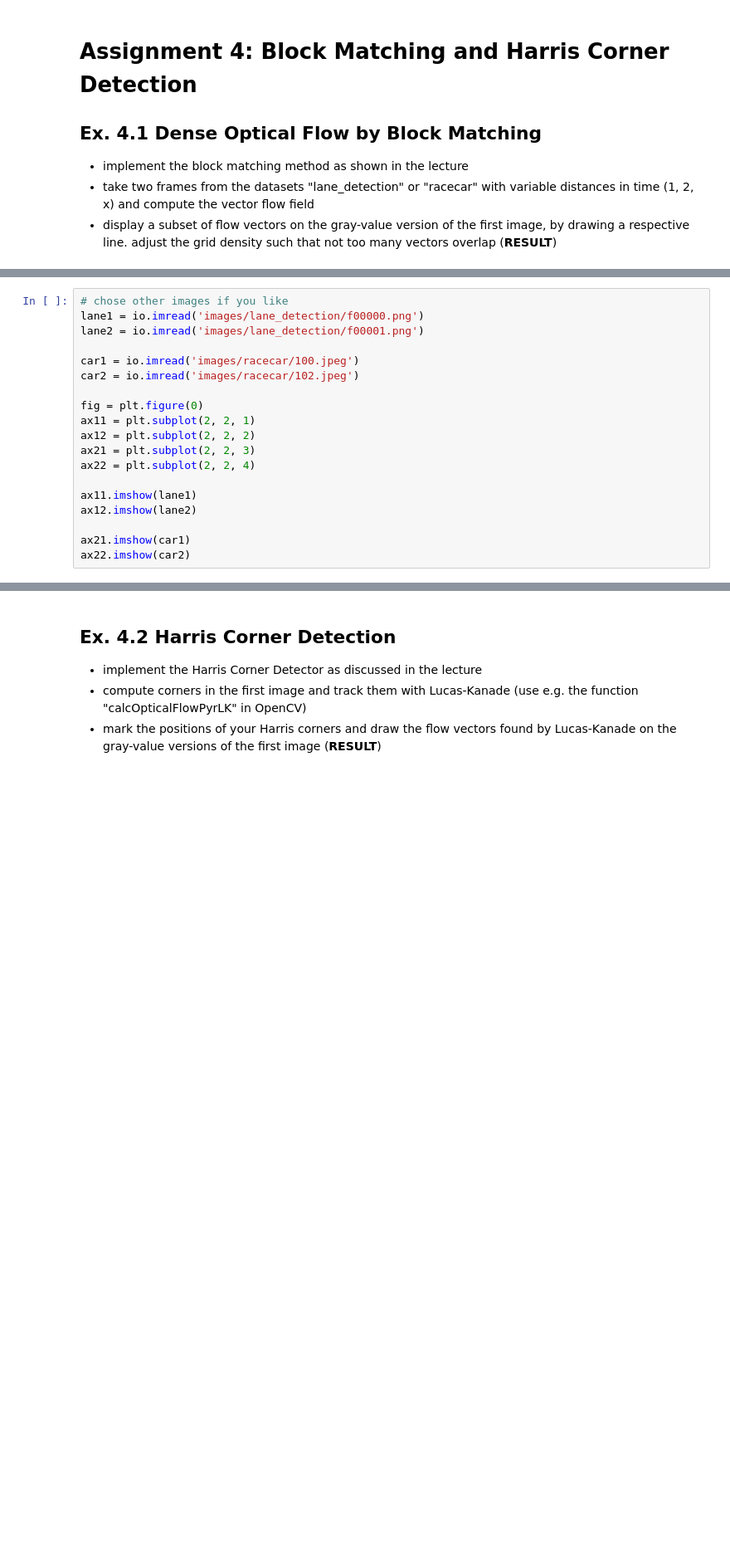
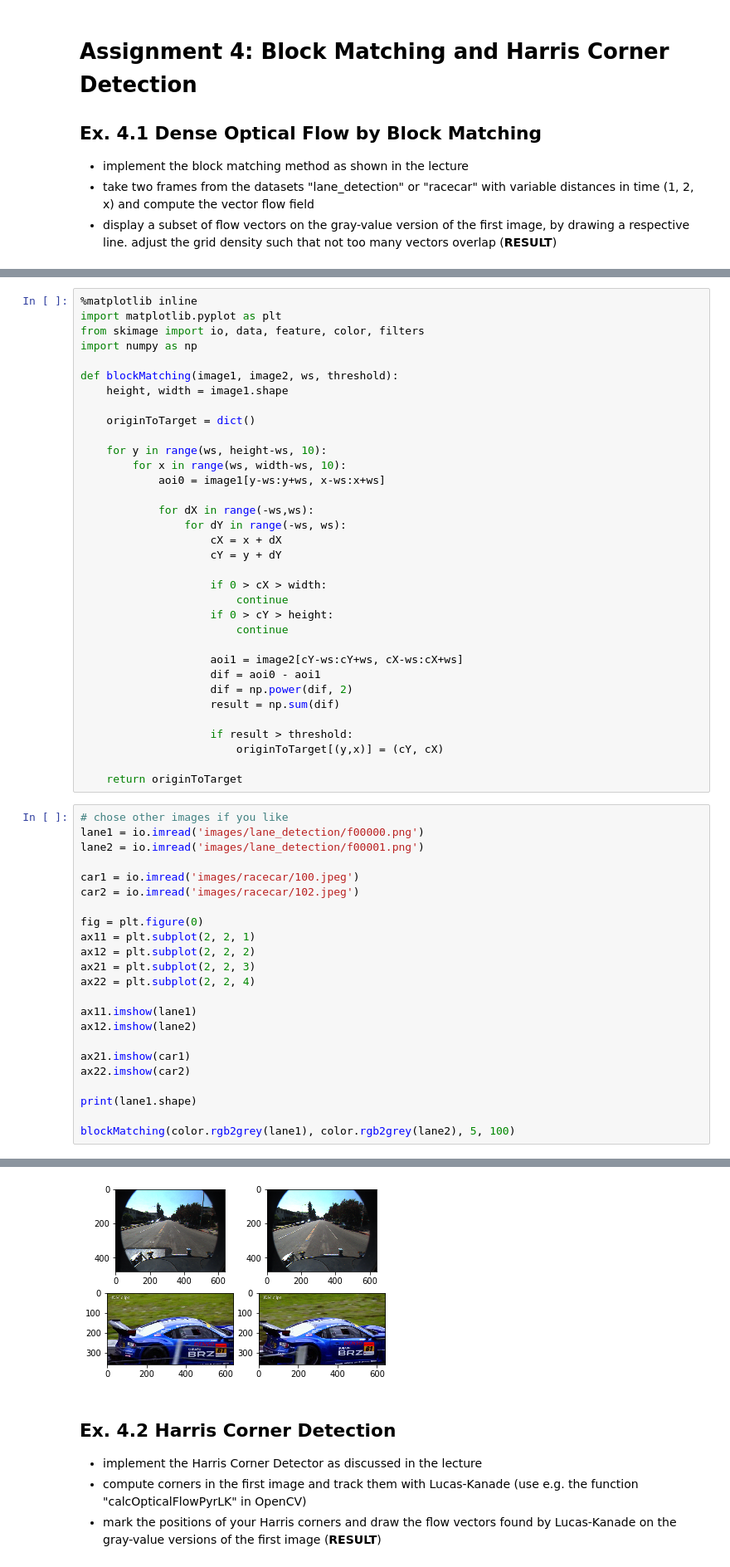
Before and after one commit to YJ14/Computer-Vision-2018, a Jupyter notebook: 04_BlockMatching_HarrisCorners.ipynb, the cells around one changed output, grey strips where cells are left out. Shown: that part at 83% size. Cells and saved outputs as stored; diff of their text form; blank space fills up the shorter version.

```diff
--- a/04_BlockMatching_HarrisCorners.ipynb
+++ b/04_BlockMatching_HarrisCorners.ipynb
@@ -15,3 +7,37 @@ def blockMatching(image1, image2, ws):
+# %%
+%matplotlib inline
+import matplotlib.pyplot as plt
+from skimage import io, data, feature, color, filters
+import numpy as np
+
+def blockMatching(image1, image2, ws, threshold):
+    height, width = image1.shape
+
+    originToTarget = dict()
+
+    for y in range(ws, height-ws, 10):
+        for x in range(ws, width-ws, 10):
+            aoi0 = image1[y-ws:y+ws, x-ws:x+ws]
+
+            for dX in range(-ws,ws):
+                for dY in range(-ws, ws):
+                    cX = x + dX
+                    cY = y + dY
+
+                    if 0 > cX > width:
+                        continue
+                    if 0 > cY > height:
+                        continue
+
+                    aoi1 = image2[cY-ws:cY+ws, cX-ws:cX+ws]
+                    dif = aoi0 - aoi1
+                    dif = np.power(dif, 2)
+                    result = np.sum(dif)
+
+                    if result > threshold:
+                        originToTarget[(y,x)] = (cY, cX)
+
+    return originToTarget
 # %%
 # chose other images if you like
 lane1 = io.imread('images/lane_detection/f00000.png')
@@ -31,4 +57,8 @@ ax12.imshow(lane2)
 
 ax21.imshow(car1)
 ax22.imshow(car2)
+
+print(lane1.shape)
+
+blockMatching(color.rgb2grey(lane1), color.rgb2grey(lane2), 5, 100)
 # %% [output]
@@ -36,3 +67,4 @@ ax22.imshow(car2)
+[figure, added]
 # %% [markdown]
 ## Ex. 4.2 Harris Corner Detection
 * implement the Harris Corner Detector as discussed in the lecture
```
Also changed, not shown: parts of 2 cells of this notebook.
